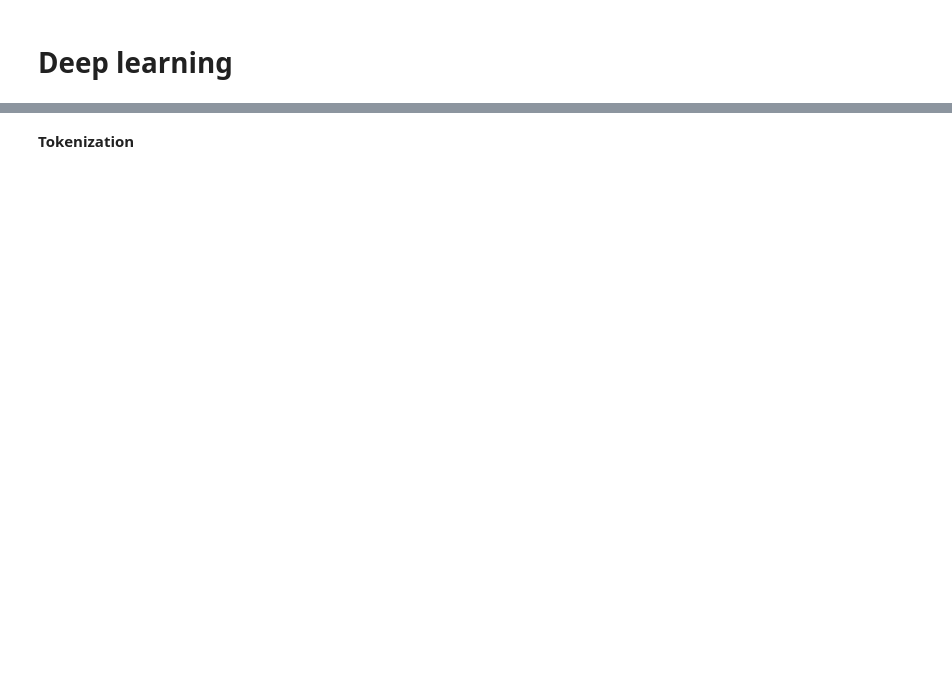
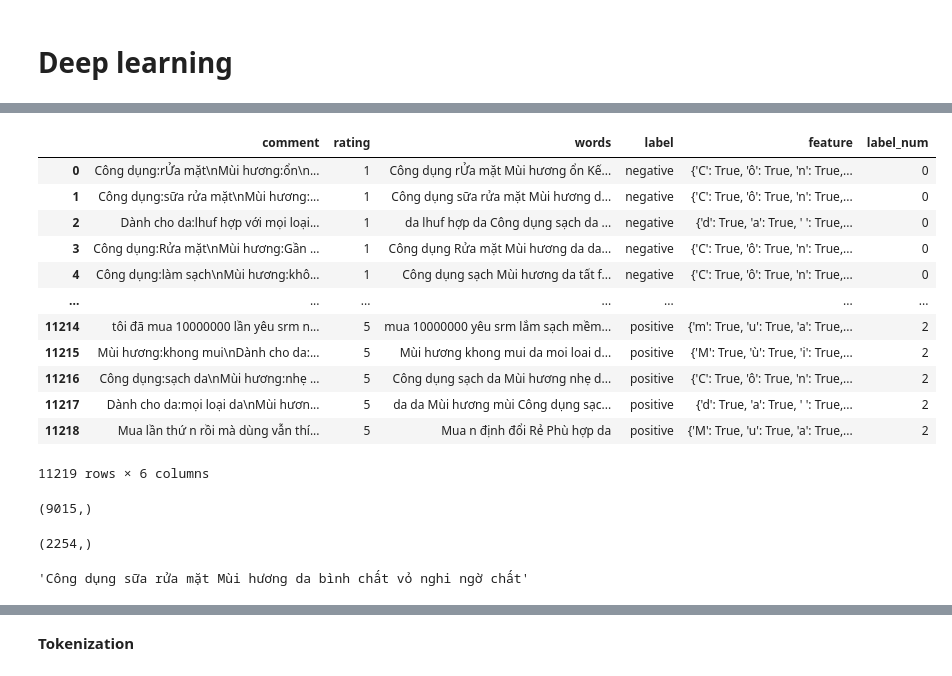
Before and after one commit to tungnt28/Natural-Language-Processing, a Jupyter notebook: Finalexam_NLP.ipynb, the cells around one changed output, grey strips where cells are left out. Cells and saved outputs as stored; diff of their text form; code cells hidden in the pictures; blank space fills up the shorter version.

```diff
--- a/Finalexam_NLP.ipynb
+++ b/Finalexam_NLP.ipynb
@@ -483,10 +489,30 @@ from sklearn.feature_extraction.text import CountVectorizer
 from sklearn.model_selection import train_test_split
 from sklearn.naive_bayes import MultinomialNB
 from sklearn.metrics import accuracy_score, classification_report
+from sklearn.preprocessing import LabelEncoder
+
+le = LabelEncoder()
+le.fit(df['label'])
+encoded_labels = le.transform(df['label'])
 
 # Convert text data into bag-of-words features
-vectorizer = CountVectorizer()
-x = vectorizer.fit_transform(df['words'])
-
-# Split the data into training and testing sets
-x_train_text, x_test_text, y_train, y_test = train_test_split(x, df['words'], test_size= 0.2, random_state = 42)
+# vectorizer = CountVectorizer()
+# x = vectorizer.fit_transform(df['words'])
+# %%
+df['label_num'] = encoded_labels
+# %%
+df.head(-50)
+# %% [output]
+|  | comment | rating | words | label | feature | label_num |
+| 0 | Công dụng:rỬa mặt\nMùi hương:ổn\n... | 1 | Công dụng rỬa mặt Mùi hương ổn Kế... | negative | {'C': True, 'ô': True, 'n': True,... | 0 |
+| 1 | Công dụng:sữa rửa mặt\nMùi hương:... | 1 | Công dụng sữa rửa mặt Mùi hương d... | negative | {'C': True, 'ô': True, 'n': True,... | 0 |
+| 2 | Dành cho da:lhuf hợp với mọi loại... | 1 | da lhuf hợp da Công dụng sạch da ... | negative | {'d': True, 'a': True, ' ': True,... | 0 |
+| 3 | Công dụng:Rửa mặt\nMùi hương:Gần ... | 1 | Công dụng Rửa mặt Mùi hương da da... | negative | {'C': True, 'ô': True, 'n': True,... | 0 |
+| 4 | Công dụng:làm sạch\nMùi hương:khô... | 1 | Công dụng sạch Mùi hương da tất f... | negative | {'C': True, 'ô': True, 'n': True,... | 0 |
+| ... | ... | ... | ... | ... | ... | ... |
+| 11214 | tôi đã mua 10000000 lần yêu srm n... | 5 | mua 10000000 yêu srm lắm sạch mềm... | positive | {'m': True, 'u': True, 'a': True,... | 2 |
+| 11215 | Mùi hương:khong mui\nDành cho da:... | 5 | Mùi hương khong mui da moi loai d... | positive | {'M': True, 'ù': True, 'i': True,... | 2 |
+| 11216 | Công dụng:sạch da\nMùi hương:nhẹ ... | 5 | Công dụng sạch da Mùi hương nhẹ d... | positive | {'C': True, 'ô': True, 'n': True,... | 2 |
+| 11217 | Dành cho da:mọi loại da\nMùi hươn... | 5 | da da Mùi hương mùi Công dụng sạc... | positive | {'d': True, 'a': True, ' ': True,... | 2 |
+| 11218 | Mua lần thứ n rồi mà dùng vẫn thí... | 5 | Mua n định đổi Rẻ Phù hợp da | positive | {'M': True, 'u': True, 'a': True,... | 2 |
+11219 rows × 6 columns
@@ -493,3 +522,15 @@ x_train_text, x_test_text, y_train, y_test = train_test_split(x, df['words'], te
+# %%
+x_train_text.shape
+# %% [output]
+(9015,)
+# %%
+x_test_text.shape
+# %% [output]
+(2254,)
+# %%
+x_train_text[1]
+# %% [output]
+'Công dụng sữa rửa mặt Mùi hương da bình chất vỏ nghi ngờ chất'
 # %%
 # Convert to numpy arrays
 y_train = np.array(y_train)
```
Also changed, not shown: parts of 79 cells of this notebook.
